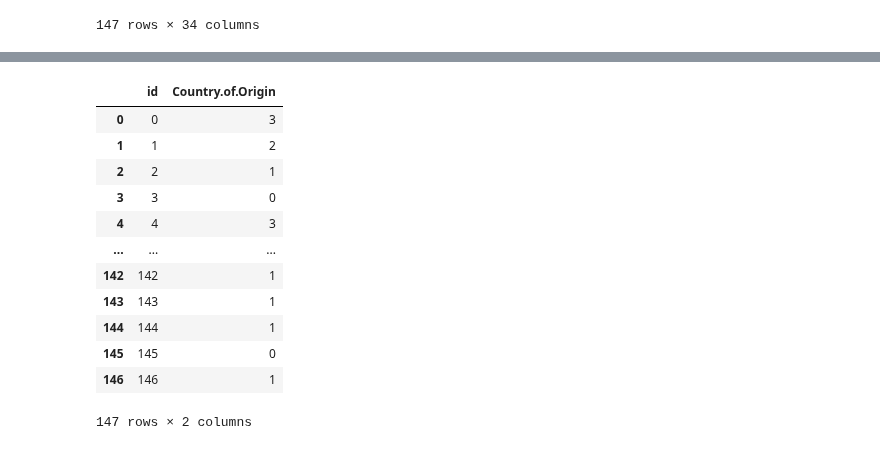
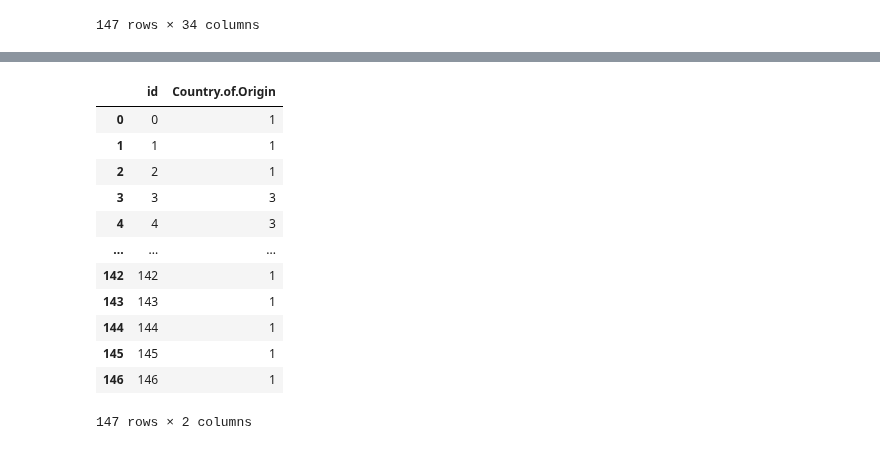
Before and after one commit to ben8169/Study, a Jupyter notebook: ml_class/project/Complete/train.ipynb, the cells around one changed output, grey strips where cells are left out. Saved outputs shown, nothing was run; the diff lists cells and outputs as text; code cells hidden in the pictures.

```diff
--- a/ml_class/project/Complete/train.ipynb
+++ b/ml_class/project/Complete/train.ipynb
@@ -107,7 +154,7 @@ correct, wrong
 # %%
-test_raw = pd.read_csv('preprocessed_test.csv')
-test = test_raw.iloc[:,1:]
-test
+label = pd.read_csv('preprocessed_test.csv')
+label = label.iloc[:,1:]
+label
 # %% [output]
 |  | Altitude | Aroma | Flavor | Aftertaste | Acidity | Body | Balance | Uniformity | Clean.Cup | Sweetness | ... |
 | 0 | 1250.000000 | 7.33 | 7.08 | 6.92 | 7.42 | 7.25 | 7.08 | 10.0 | 10.0 | 10.0 | ... |
@@ -176,0 +172,8 @@ Feature names seen at fit time, yet now missing:
+# %%
+missing_cols = list(set(X.columns) - set(label.columns))
+label[missing_cols] = 0
+# %%
+label = label.to_numpy()
+# %%
+Y_pred = model.predict(label)
+Y_pred
@@ -193,19 +204,19 @@ df
 147 rows × 2 columns
 # %%
-df['Country.of.Origin'] = y_pred
+df['Country.of.Origin'] = Y_pred
 df
 # %% [output]
 |  | id | Country.of.Origin |
-| 0 | 0 | 3 |
-| 1 | 1 | 2 |
+| 0 | 0 | 1 |
+| 1 | 1 | 1 |
 | 2 | 2 | 1 |
-| 3 | 3 | 0 |
+| 3 | 3 | 3 |
 | 4 | 4 | 3 |
 | ... | ... | ... |
 | 142 | 142 | 1 |
 | 143 | 143 | 1 |
 | 144 | 144 | 1 |
-| 145 | 145 | 0 |
+| 145 | 145 | 1 |
 | 146 | 146 | 1 |
 147 rows × 2 columns
 # %%
```
Also changed, not shown: parts of 16 cells of this notebook, 5 other files.
